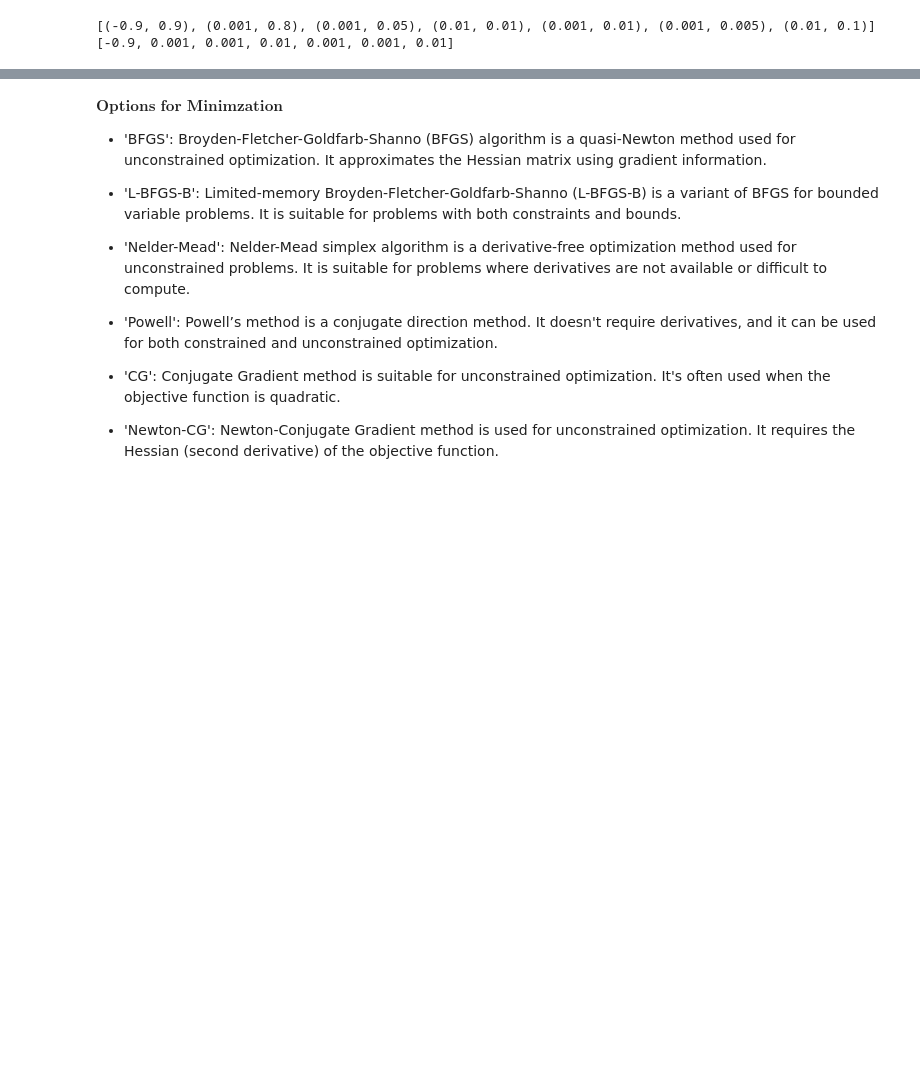
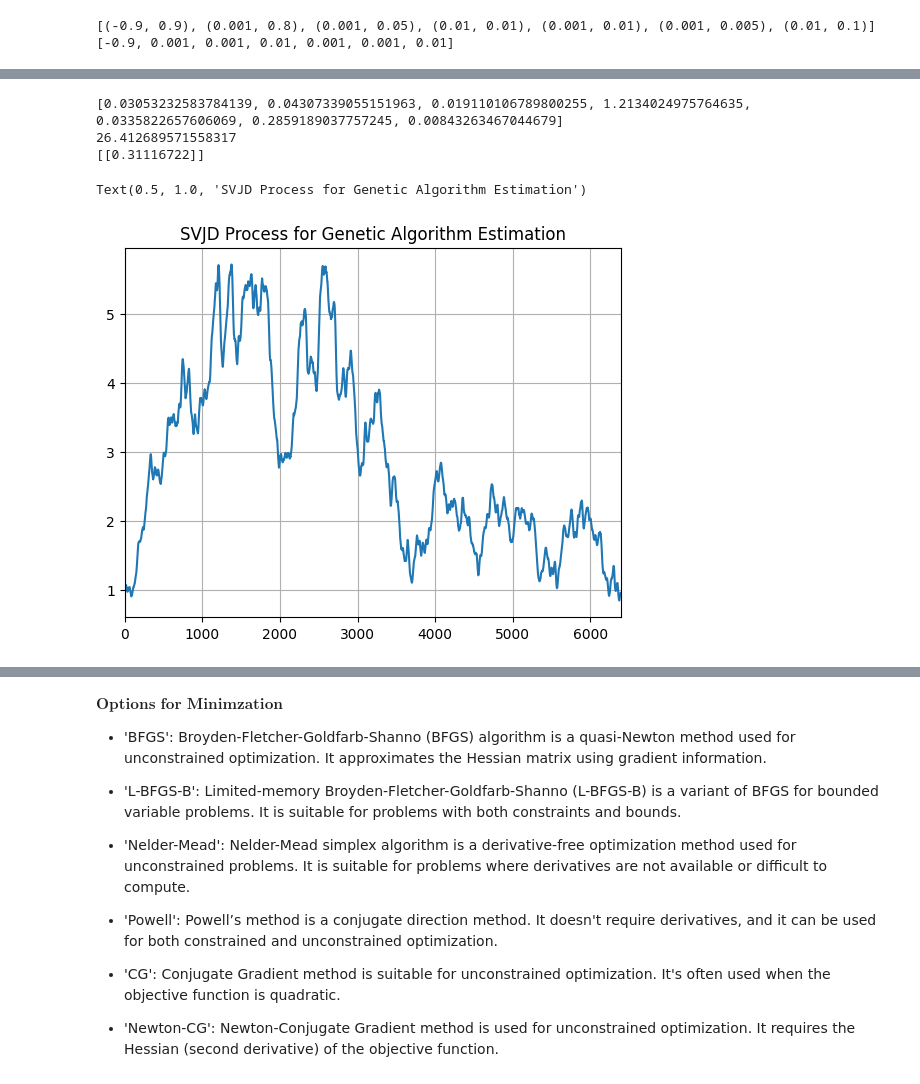
Before and after one commit to McNelis-CMML/Presentations-on-Recent-Research, a Jupyter notebook: SVJD_Lecture_2025.ipynb, the cells around one changed output, grey strips where cells are left out. Cells and saved outputs as stored; diff of their text form; code cells hidden in the pictures; blank space fills up the shorter version.

```diff
--- a/SVJD_Lecture_2025.ipynb
+++ b/SVJD_Lecture_2025.ipynb
@@ -1362,19 +1402,25 @@ gen     nevals  min
 # %%
 print(hof[0])
 params = hof[0]
 simulated_price, simulated_returns, v1, sse, rsq,error = heston_model(params, price_series, dt)
 print(sse)
 lsq = likelihood(params, price_series, dt)
 print(lsq)
 window_size = 20
 start = 300
 # Calculate the rolling window average
 v_smooth = np.convolve(v1, np.ones(window_size) / window_size, mode='valid')
 v_smooth = v_smooth
-plt.plot(date[start+window_size-1:],v_smooth[start:]/v_smooth[start])
+plt.plot(v_smooth[start:]/v_smooth[start])
 plt.grid(True)
 plt.autoscale(axis='x', tight=True)
 plt.title('SVJD Process for Genetic Algorithm Estimation')
+# %% [output]
+[0.03053232583784139, 0.04307339055151963, 0.019110106789800255, 1.2134024975764635, 0.0335822657606069, 0.2859189037757245, 0.00843263467044679]
+26.412689571558317
+[[0.31116722]]
+Text(0.5, 1.0, 'SVJD Process for Genetic Algorithm Estimation')
+[figure, added]
 # %%
 print(hof[0])
 # %% [output]
```
Also changed, not shown: parts of 29 cells of this notebook.
